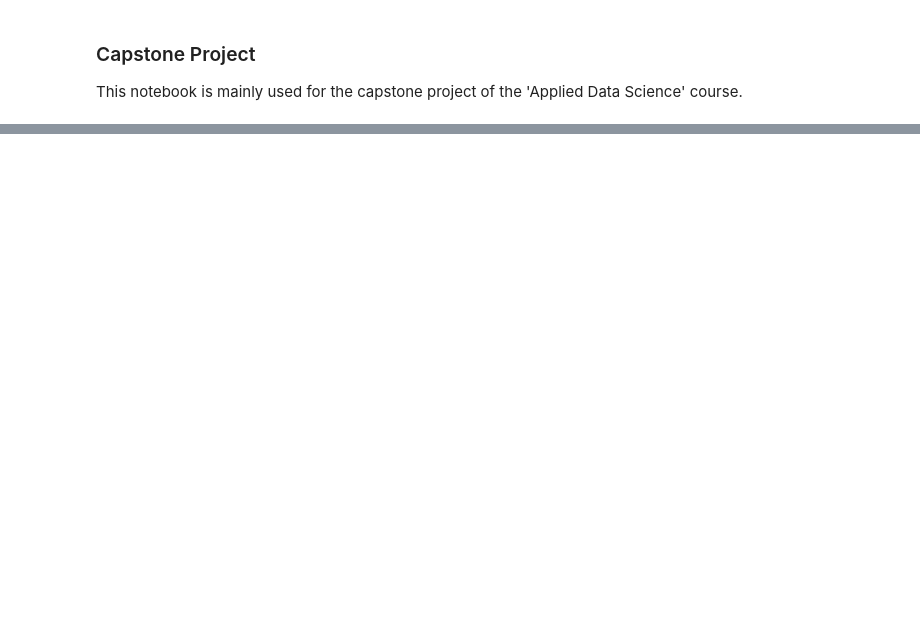
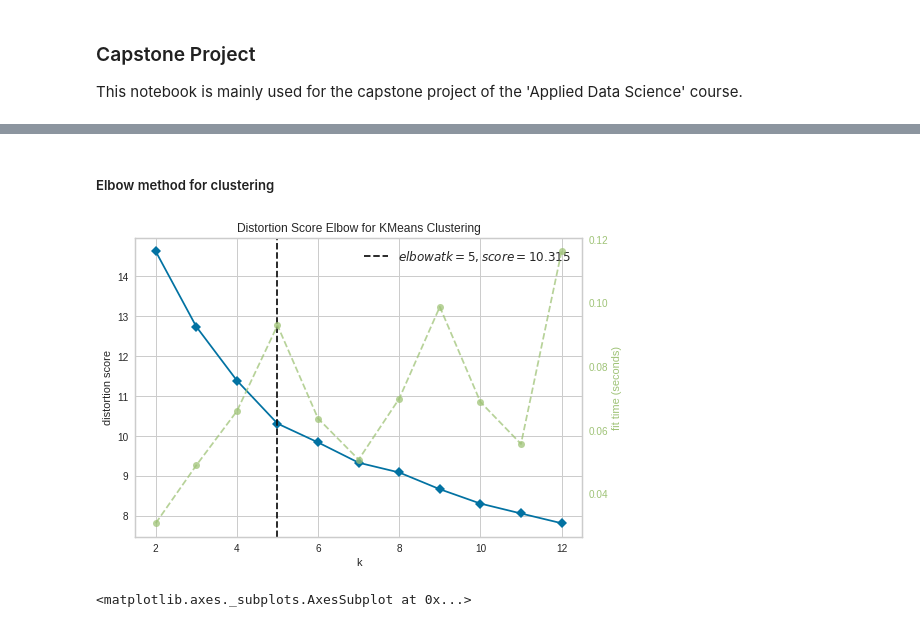
Before and after one commit to nruengener/Coursera_Capstone, a Jupyter notebook: capstone.ipynb, the cells around one changed output, grey strips where cells are left out. Drawn from its saved outputs; the diff is of its cells as text; code cells hidden in the pictures; blank space fills up the shorter version.

Commit message:
first finished version

```diff
--- a/capstone.ipynb
+++ b/capstone.ipynb
@@ -49,0 +361,12 @@ df_venues.head()
+# %%
+# one hot encoding
+toronto_onehot = pd.get_dummies(toronto_venues[['Venue Category']], prefix="", prefix_sep="")
+
+# add neighborhood column back to dataframe
+toronto_onehot['Neighborhood'] = toronto_venues['Neighborhood']
+
+# move neighborhood column to the first column
+fixed_columns = [toronto_onehot.columns[-1]] + list(toronto_onehot.columns[:-1])
+toronto_onehot = toronto_onehot[fixed_columns]
+
+toronto_onehot.head()
@@ -49,0 +383,3 @@ df_venues.head()
+# %%
+toronto_grouped = toronto_onehot.groupby('Neighborhood').mean().reset_index()
+toronto_grouped.shape
@@ -49,0 +435,11 @@ df_venues.head()
+# %%
+# Convert string values to float
+df['Density'] = pd.to_numeric(df['Density'], errors='coerce')
+df['Average Income'] = pd.to_numeric(df['Average Income'], errors='coerce')
+
+# Min/Max-normalize
+df["Total Crimes"] = (df["Total Crimes"]-df["Total Crimes"].min()) / (df["Total Crimes"].max()-df["Total Crimes"].min())
+df["Density"] = (df["Density"]-df["Density"].min()) / (df["Density"].max()-df["Density"].min())
+df["Average Income"] = (df["Average Income"]-df["Average Income"].min()) / (df["Average Income"].max()-df["Average Income"].min())
+
+df.head()
@@ -49,0 +453,7 @@ df_venues.head()
+# %%
+k_df = toronto_grouped
+k_df = k_df.join(df.set_index('Neighborhood'), on='Neighborhood')
+# drop NaN columns
+k_df = k_df.dropna().reset_index(drop=True)
+k_df.drop(["Longitude", "Latitude"], axis=1, inplace=True)
+k_df.head()
@@ -49,0 +468,14 @@ df_venues.head()
+# %% [markdown]
+##### Elbow method for clustering
+# %%
+from sklearn.cluster import KMeans
+from yellowbrick.cluster import KElbowVisualizer
+
+X = k_df.drop('Neighborhood', axis = 1)
+model = KMeans()
+vis = KElbowVisualizer(model, k=(2,13))
+vis.fit(X)
+vis.show()
+# %% [output]
+[figure, added]
+<matplotlib.axes._subplots.AxesSubplot at 0x...>
```
Also changed, not shown: parts of 69 cells of this notebook, 25 other files.
